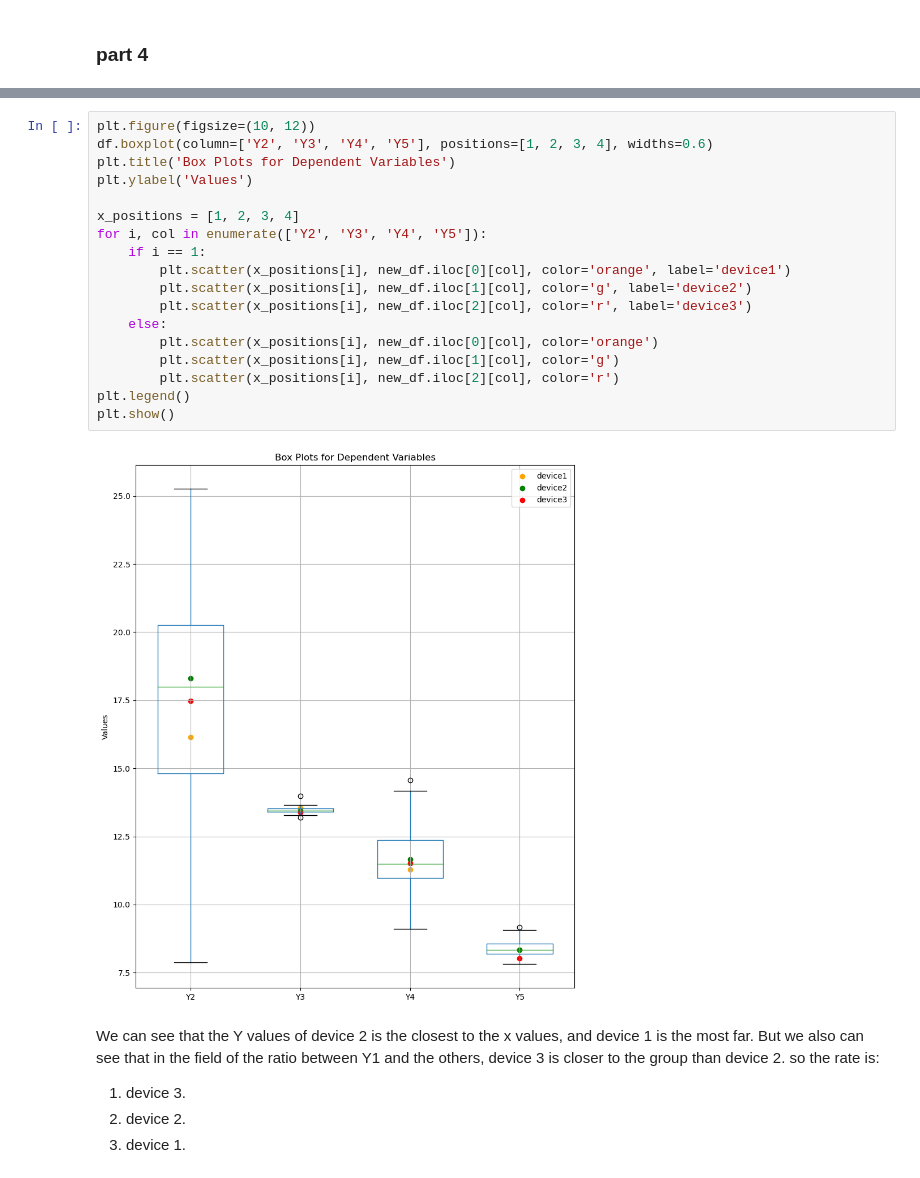
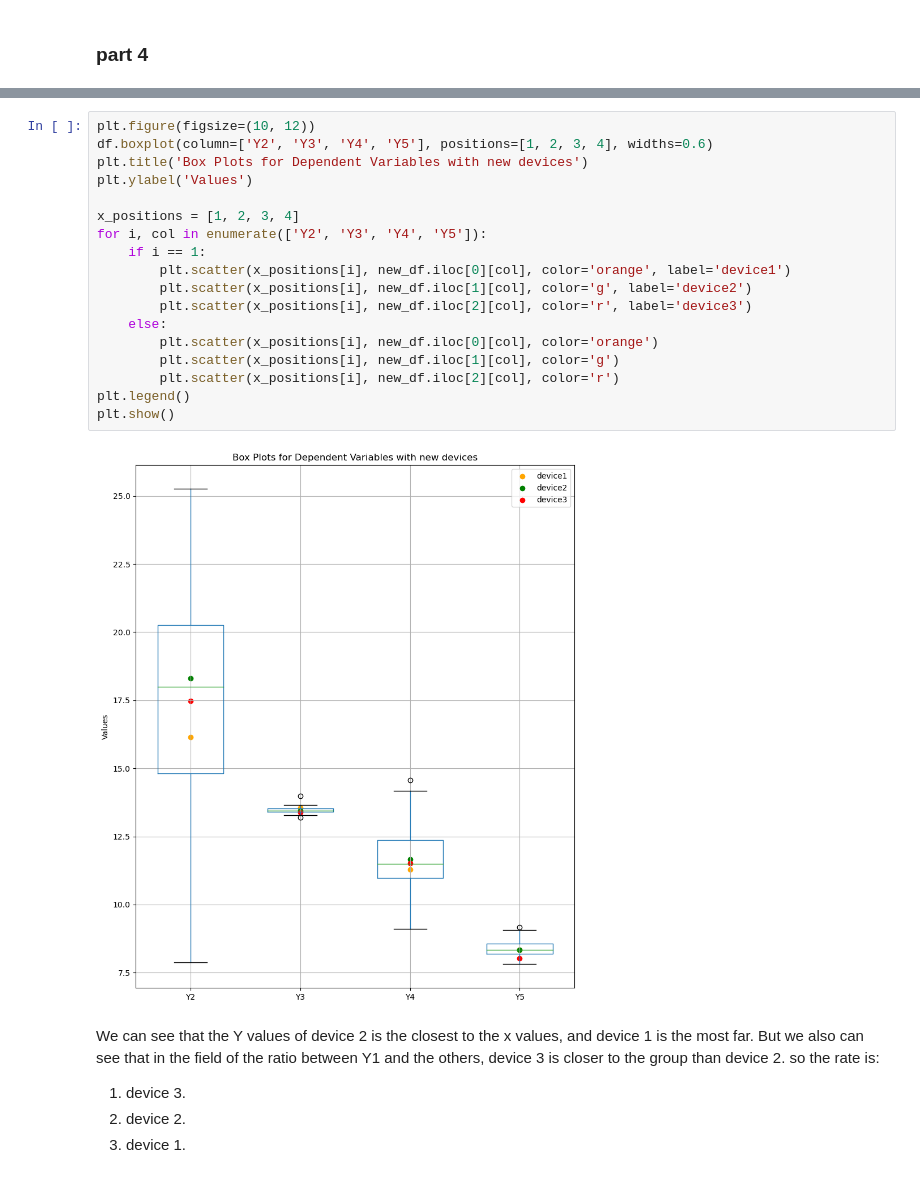
Before and after one commit to itamar3113/factory_test, a Jupyter notebook: Assigment - Itamar Mantzur.ipynb, the cells around one changed output, grey strips where cells are left out. Saved outputs shown, nothing was run; the diff lists cells and outputs as text.

```diff
--- a/Assigment - Itamar Mantzur.ipynb
+++ b/Assigment - Itamar Mantzur.ipynb
@@ -160,23 +142,23 @@ plt.show()
 # %%
 plt.figure(figsize=(10, 12))
 df.boxplot(column=['Y2', 'Y3', 'Y4', 'Y5'], positions=[1, 2, 3, 4], widths=0.6)
-plt.title('Box Plots for Dependent Variables')
+plt.title('Box Plots for Dependent Variables with new devices')
 plt.ylabel('Values')
 
 x_positions = [1, 2, 3, 4]
 for i, col in enumerate(['Y2', 'Y3', 'Y4', 'Y5']):
     if i == 1:
         plt.scatter(x_positions[i], new_df.iloc[0][col], color='orange', label='device1')
         plt.scatter(x_positions[i], new_df.iloc[1][col], color='g', label='device2')
         plt.scatter(x_positions[i], new_df.iloc[2][col], color='r', label='device3')
     else:
         plt.scatter(x_positions[i], new_df.iloc[0][col], color='orange')
         plt.scatter(x_positions[i], new_df.iloc[1][col], color='g')
         plt.scatter(x_positions[i], new_df.iloc[2][col], color='r')
 plt.legend()
 plt.show()
 # %% [output]
-[figure, old version]
+[figure, new version]
 # %% [markdown]
 We can see that the Y values of device 2 is the closest to the x values, and device 1 is the most far. But we also can see that in the field of the ratio between Y1 and the others, device 3 is closer to the group than device 2. so the rate is:
 1. device 3.
```
Also changed, not shown: parts of 3 cells of this notebook.
